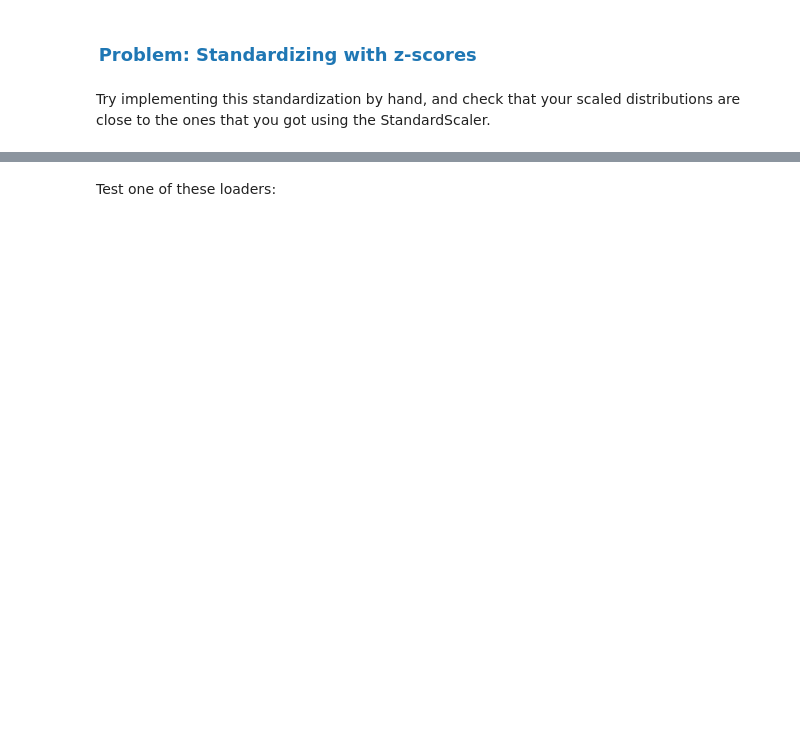
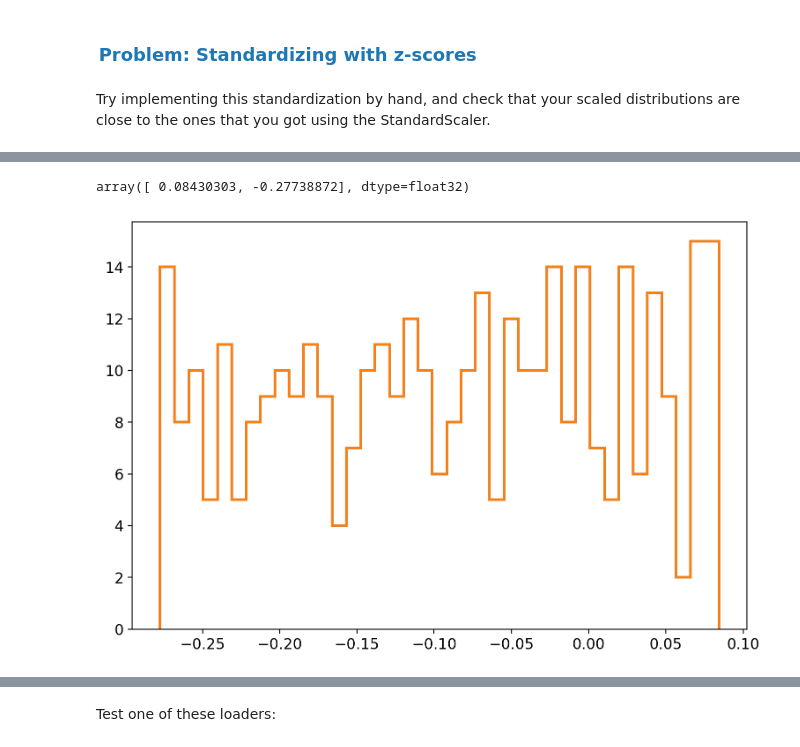
Before and after one commit to physics-png/Phys805, a Jupyter notebook: in_class_work/1_intro_training_a_nn.ipynb, the cells around one changed output, grey strips where cells are left out. Drawn from its saved outputs; the diff is of its cells as text; code cells hidden in the pictures; blank space fills up the shorter version.

```diff
--- a/in_class_work/1_intro_training_a_nn.ipynb
+++ b/in_class_work/1_intro_training_a_nn.ipynb
@@ -181,0 +231,7 @@ Try implementing this standardization by hand, and check that your scaled distri
+# %%
+xT_0 = np.mean(X_train['theta_1'])
+xSTD_0 = np.std(X_train['theta_1'])
+xT_1 = np.mean(X_train['theta_2'])
+xSTD_1 = np.std(X_train['theta_2'])
+z_score_0 = (X_train['theta_1'] - xT_0) / xSTD_0
+z_score_1 = (X_train['theta_2'] - xT_1) / xSTD_1
@@ -182,12 +258,18 @@ Try implementing this standardization by hand, and check that your scaled distri
 # %%
-X_train_scaled_by_hand = ???
-X_val_scaled_by_hand = ???
-X_test_scaled_by_hand = ???
+X_train_scaled_by_hand = np.array([z_score_0, z_score_1]).transpose()
+# X_val_scaled_by_hand = ???
+# X_test_scaled_by_hand = ???
+# %%
+X_train_scaled[0]
+# %% [output]
+array([ 0.08430303, -0.27738872], dtype=float32)
 # %%
 plt.figure()
-bins = np.linspace(???, ??? , 40)
+bins = np.linspace(np.min(X_train_scaled[0]), np.max(X_train_scaled[0]) , 40)
 ### theta_1
 plt.hist(X_train_scaled[:,0], bins=bins, histtype="step", linewidth=2, label="$\theta_1$");
 plt.hist(X_train_scaled_by_hand[:,0], bins=bins, histtype="step", linewidth=2, label="$\theta_1$ (by hand)");
+# %% [output]
+[figure, added]
 # %%
 plt.figure()
```
Also changed, not shown: parts of 22 cells of this notebook.
